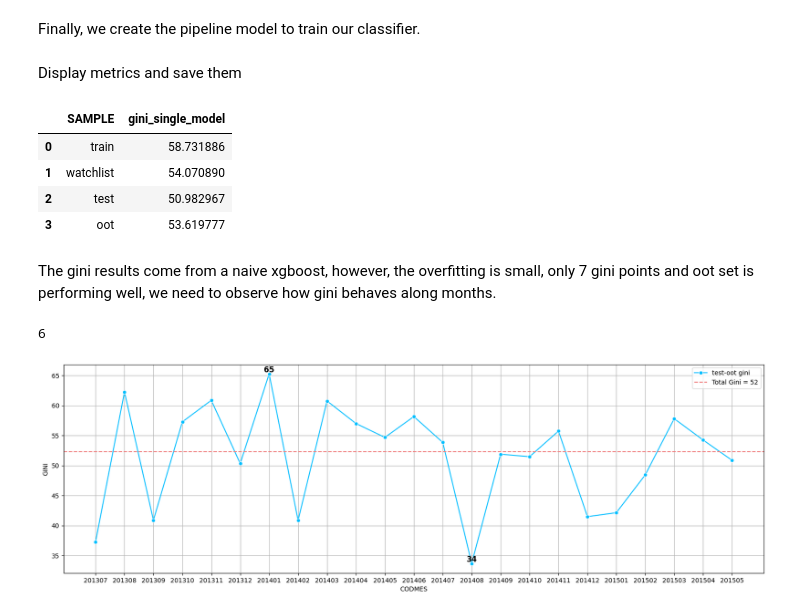
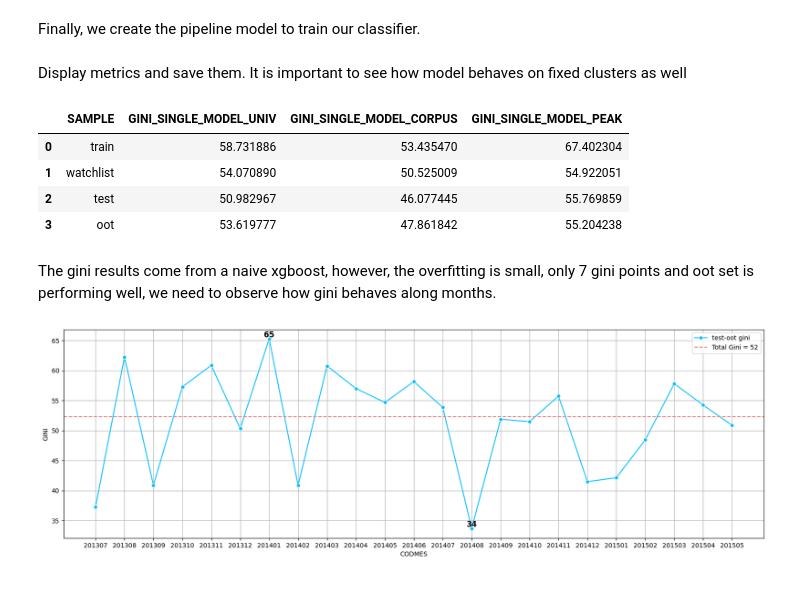
Before and after one commit to Brunoware/Credit-Risk-Segmentation, a Jupyter notebook: 01_eda_project_model_development[4_5].ipynb, the cells around one changed output. Cells and saved outputs as stored; diff of their text form; code cells hidden in the pictures.

Commit message:
[UPDATE] Peak model added

```diff
--- a/01_eda_project_model_development[4_5].ipynb
+++ b/01_eda_project_model_development[4_5].ipynb
@@ -313,7 +313,7 @@ data_train = data[data['SAMPLE'].isin(['train'])].copy()
 data_watch = data[data['SAMPLE'].isin(['watchlist'])].copy()
 
 # get features
-train_features = [feat for feat in data_train.columns.tolist() if feat not in features_to_remove + ['prediction']]
+train_features = [feat for feat in data_train.columns.tolist() if feat not in features_to_remove + ['prediction_single']]
 
 # declare encoder an passthrough class
 encoder = WOEEncoder(handle_missing = 'return_nan',
@@ -354,46 +354,55 @@ model_pipe.fit(X = data_train[train_features],
 
 # predict values
 data['prediction_single'] = model_pipe.predict_proba(data[train_features])[:, 1]
-# %% [markdown]
-Display metrics and save them
+# %% [markdown]
+Display metrics and save them. It is important to see how model behaves on fixed clusters as well
 # %%
 # create metrics
 summary = data.groupby('SAMPLE')\
               .apply(lambda df: gini_score(df, TARGET, 'prediction_single'))\
               .loc[['train', 'watchlist', 'test', 'oot']]\
-              .reset_index(name = 'gini_single_model')
+              .reset_index(name = 'GINI_SINGLE_MODEL_UNIV')
+
+# get cluster metrics
+summary_clusters = data.groupby(['FIXED_CLUSTER', 'SAMPLE'])\
+                       .apply(lambda df: gini_score(df, TARGET, 'prediction_single'))\
+                       .unstack()\
+                       .transpose()\
+                       .reset_index()\
+                       .rename(columns = {'CORPUS':'GINI_SINGLE_MODEL_CORPUS',
+                                          'PEAK': 'GINI_SINGLE_MODEL_PEAK'})
+summary_clusters.columns.name = ''
+
+# join metrics
+summary_total = summary.merge(right = summary_clusters, on = ['SAMPLE'], how = 'left')
 
 # save objects
 with open('objects/single_model/encoder.pkl', 'wb') as file:
     pickle.dump(encoder, file)
 
 with open('objects/single_model/cat_preprocessing.pkl', 'wb') as file:
     pickle.dump(cat_prep, file)
 
 with open('objects/single_model/model.pkl', 'wb') as file:
     pickle.dump(model, file)
 
 with open('objects/single_model/model_pipeline.pkl', 'wb') as file:
     pickle.dump(model_pipe, file)
 
 # save metrics and prediction
 predictions = data[[TIME_ID, CLIENT_ID, 'prediction_single']].sort_values(by = TIME_ID)\
                                                              .copy()
 predictions.to_csv('results/single_model_punctuation.csv', index = False)
-summary.to_csv('results/single_model_set_evaluation.csv', index = False)
-display(summary)
+summary_total.to_csv('results/single_model_set_evaluation.csv', index = False)
+display(summary_total)
 # %% [output]
-|  | SAMPLE | gini_single_model |
-| 0 | train | 58.731886 |
-| 1 | watchlist | 54.070890 |
-| 2 | test | 50.982967 |
-| 3 | oot | 53.619777 |
+|  | SAMPLE | GINI_SINGLE_MODEL_UNIV | GINI_SINGLE_MODEL_CORPUS | GINI_SINGLE_MODEL_PEAK |
+| 0 | train | 58.731886 | 53.435470 | 67.402304 |
+| 1 | watchlist | 54.070890 | 50.525009 | 54.922051 |
+| 2 | test | 50.982967 | 46.077445 | 55.769859 |
+| 3 | oot | 53.619777 | 47.861842 | 55.204238 |
 # %% [markdown]
 The gini results come from a naive xgboost, however, the overfitting is small, only 7 gini points and oot set is performing well, we need to observe how gini behaves along months.
-# %%
-np.argmax(gini_in_time['GINI'])
-# %% [output]
-6
 # %%
 # get gini in time
 gini_in_time = data[data['SAMPLE'].isin(['test', 'oot'])].groupby(TIME_ID, as_index = False)\
```
Also changed, not shown: parts of 10 cells of this notebook, 7 other files.
